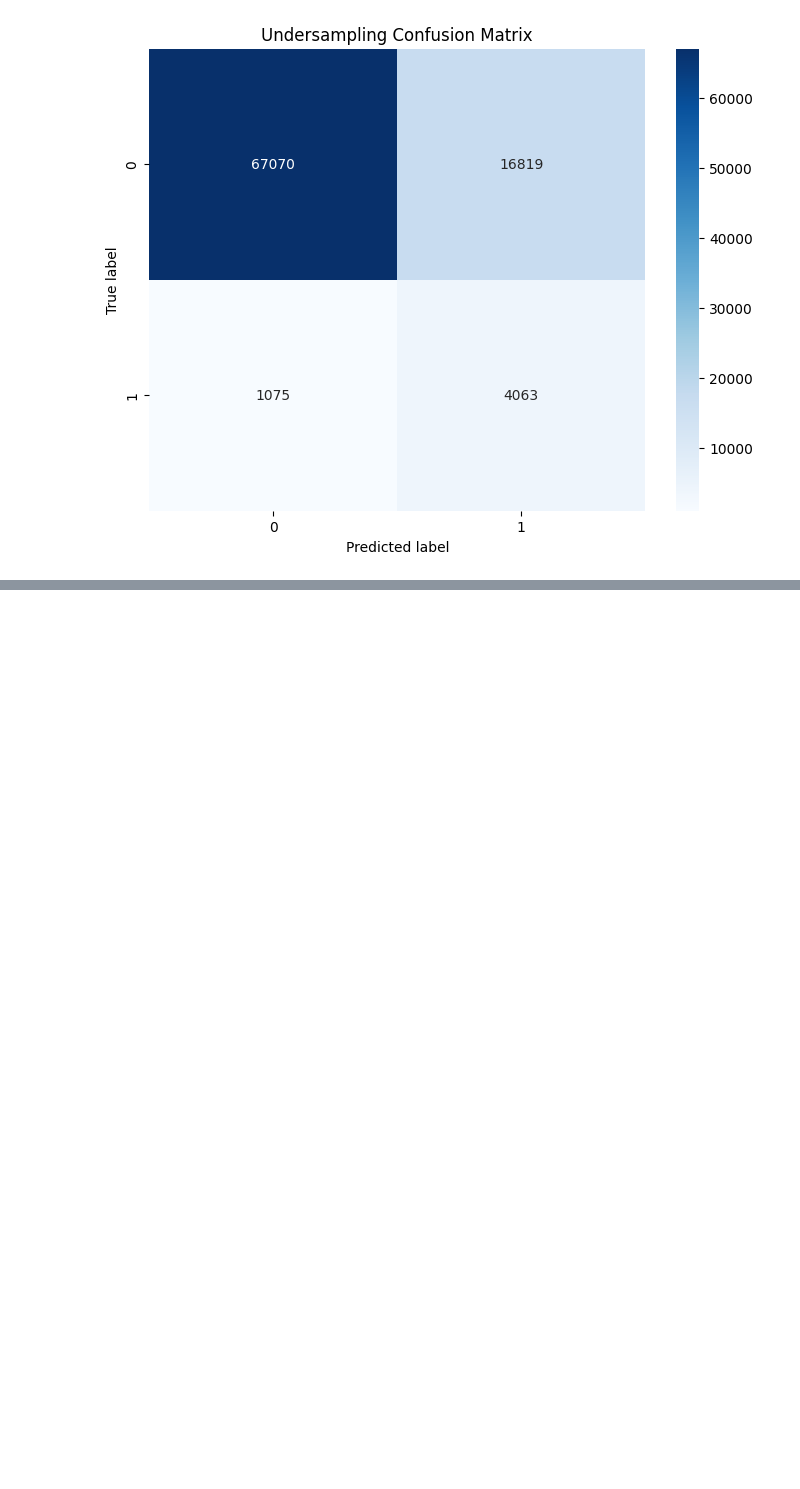
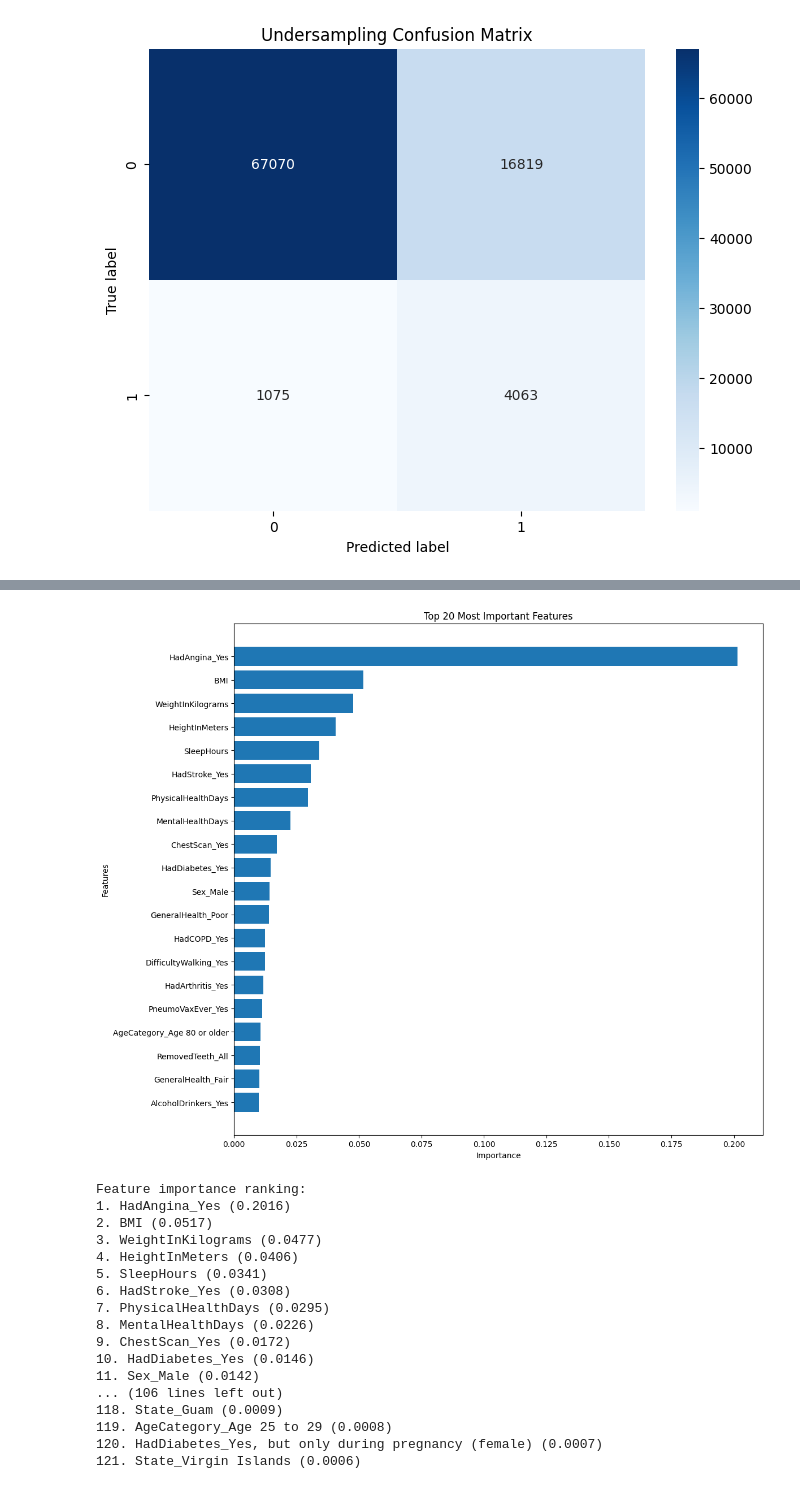
Before and after one commit to mo1zz/IntrotoAI, a Jupyter notebook: Random Forest.ipynb, the cells around one changed output, grey strips where cells are left out. Cells and saved outputs as stored; diff of their text form; code cells hidden in the pictures; blank space fills up the shorter version.

Commit message:
updates
Kmean Model

```diff
--- a/Random Forest.ipynb
+++ b/Random Forest.ipynb
@@ -297,0 +358,50 @@ Fitting 5 folds for each of 16 candidates, totalling 80 fits
+# %%
+# Feature importance
+feature_importance = best_model.named_steps['classifier'].feature_importances_
+feature_names = (numeric_features +
+                 best_model.named_steps['preprocessor']
+                 .named_transformers_['cat']
+                 .get_feature_names_out(categorical_features).tolist())
+
+# Create a dataframe with feature names and their importance scores
+feature_importance_df = pd.DataFrame({'feature': feature_names, 'importance': feature_importance})
+
+# Sort the dataframe by importance in descending order
+feature_importance_df = feature_importance_df.sort_values('importance', ascending=False)
+
+# Select top 20 features
+top_20_features = feature_importance_df.head(20)
+
+# Create a horizontal bar plot
+plt.figure(figsize=(12, 10))
+plt.barh(top_20_features['feature'], top_20_features['importance'])
+plt.xlabel('Importance')
+plt.ylabel('Features')
+plt.title('Top 20 Most Important Features')
+plt.gca().invert_yaxis()  # Invert y-axis to show most important feature at the top
+plt.tight_layout()
+plt.show()
+
+# Print the feature ranking
+print("\nFeature importance ranking:")
+for i, (feature, importance) in enumerate(zip(feature_importance_df['feature'], feature_importance_df['importance']), 1):
+    print(f"{i}. {feature} ({importance:.4f})")
+# %% [output]
+[figure, added]
+Feature importance ranking:
+1. HadAngina_Yes (0.2016)
+2. BMI (0.0517)
+3. WeightInKilograms (0.0477)
+4. HeightInMeters (0.0406)
+5. SleepHours (0.0341)
+6. HadStroke_Yes (0.0308)
+7. PhysicalHealthDays (0.0295)
+8. MentalHealthDays (0.0226)
+9. ChestScan_Yes (0.0172)
+10. HadDiabetes_Yes (0.0146)
+11. Sex_Male (0.0142)
+... (106 lines left out)
+118. State_Guam (0.0009)
+119. AgeCategory_Age 25 to 29 (0.0008)
+120. HadDiabetes_Yes, but only during pregnancy (female) (0.0007)
+121. State_Virgin Islands (0.0006)
```
Also changed, not shown: parts of 1 cell of this notebook.
